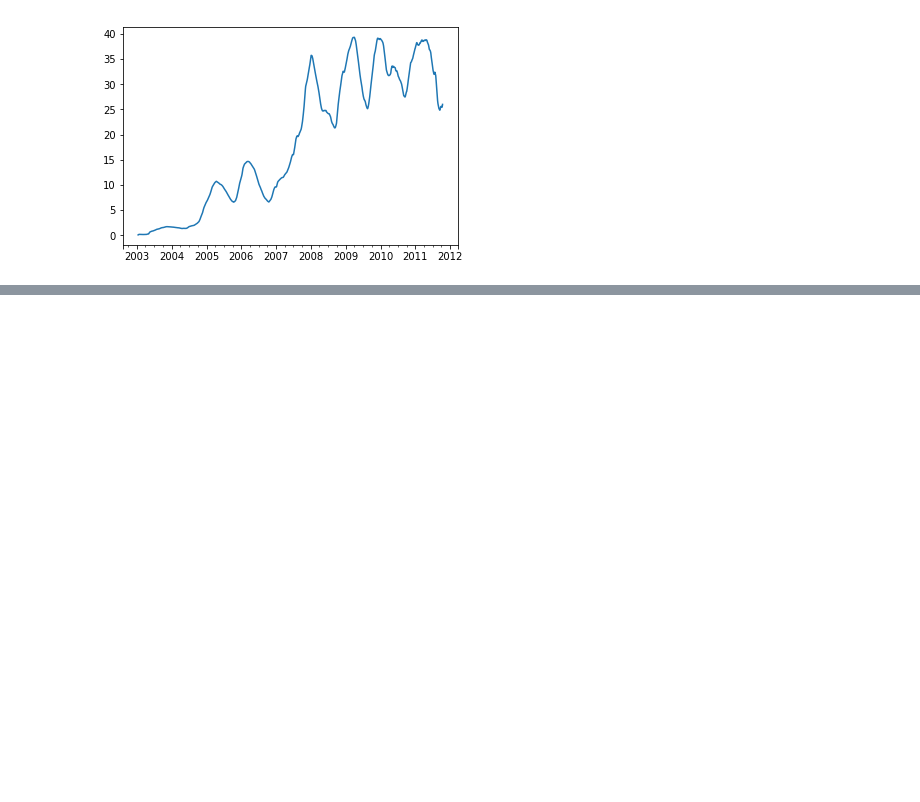
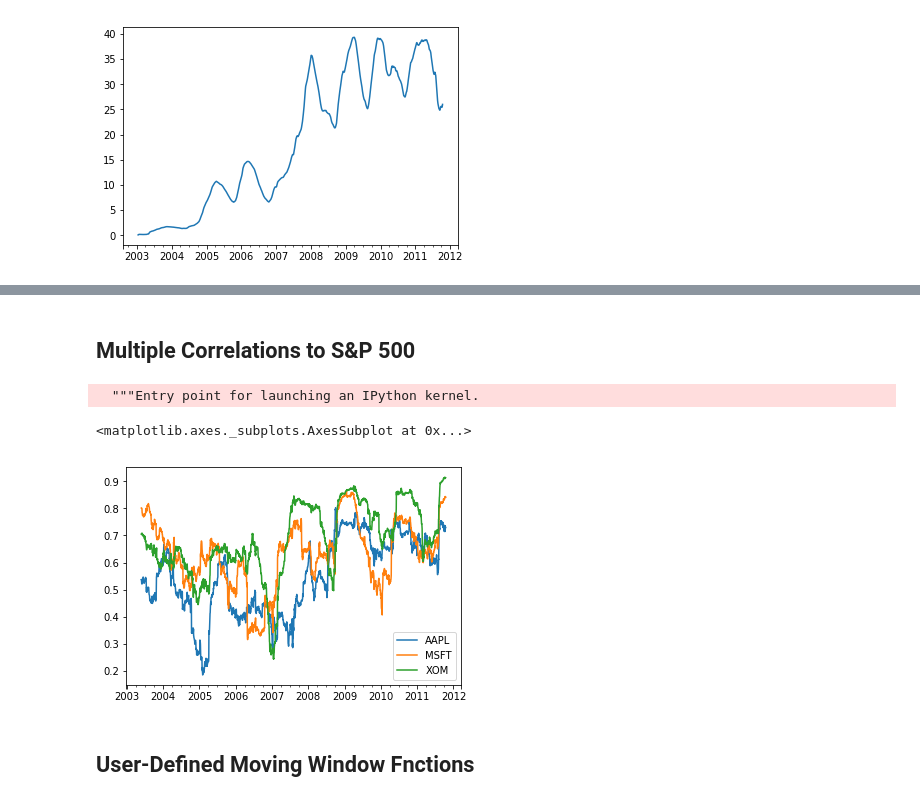
Before and after one commit to kevin11h/Python-for-Data-Analysis, a Jupyter notebook: Chapter-10-Time-Series-Plotting/Time Series Plotting.ipynb, the cells around one changed output, grey strips where cells are left out. Saved outputs shown, nothing was run; the diff lists cells and outputs as text; code cells hidden in the pictures; blank space fills up the shorter version.

```diff
--- a/Chapter-10-Time-Series-Plotting/Time Series Plotting.ipynb
+++ b/Chapter-10-Time-Series-Plotting/Time Series Plotting.ipynb
@@ -115,0 +132,11 @@ appl_std250.plot()
+# %% [markdown]
+## Multiple Correlations to S&P 500
+# %%
+corr = pd.rolling_corr(returns, spx_rets, 125, min_periods=100)
+corr.plot()
+# %% [output]
+  """Entry point for launching an IPython kernel.
+<matplotlib.axes._subplots.AxesSubplot at 0x...>
+[figure, added]
+# %% [markdown]
+## User-Defined Moving Window Fnctions
```
Also changed, not shown: parts of 6 cells of this notebook.
